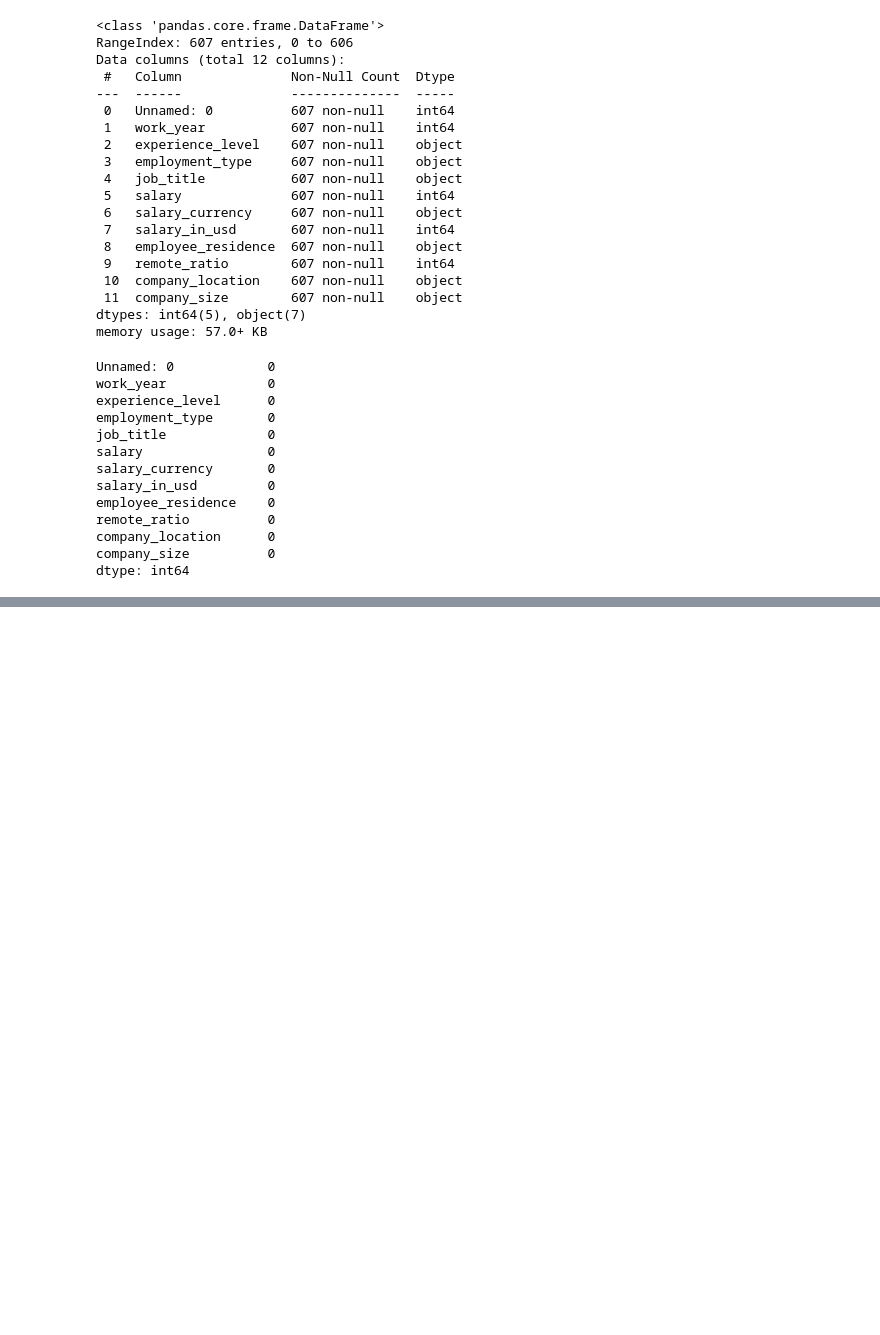
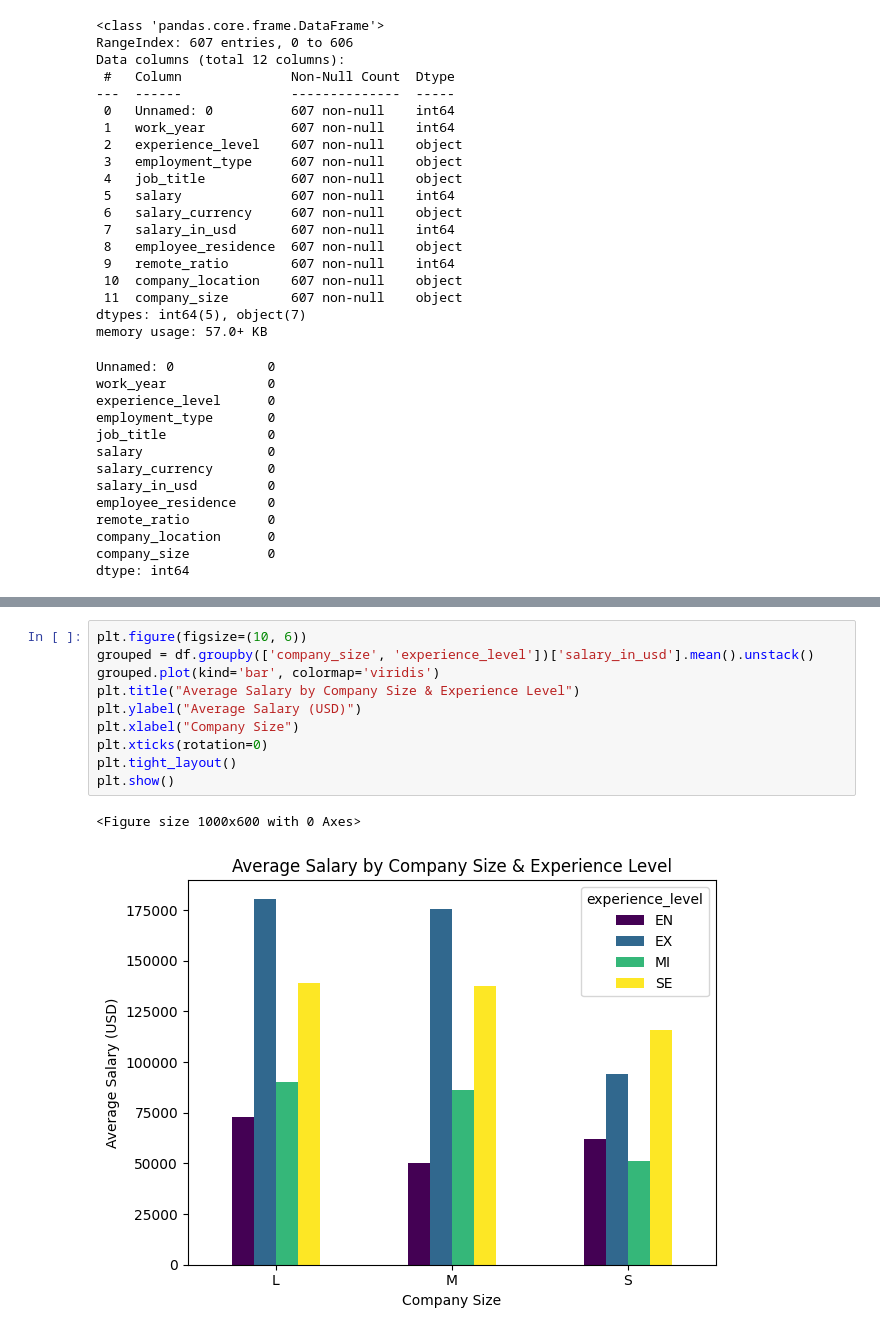
Before and after one commit to Bithi724/Job-Placement-Prediction-Salary-Estimation, a Jupyter notebook: Notebook/DS_Salary_Analysis_Project.ipynb, the cells around one changed output, grey strips where cells are left out. Drawn from its saved outputs; the diff is of its cells as text; blank space fills up the shorter version.

```diff
--- a/Notebook/DS_Salary_Analysis_Project.ipynb
+++ b/Notebook/DS_Salary_Analysis_Project.ipynb
@@ -67,0 +141,13 @@ dtype: int64
+# %%
+plt.figure(figsize=(10, 6))
+grouped = df.groupby(['company_size', 'experience_level'])['salary_in_usd'].mean().unstack()
+grouped.plot(kind='bar', colormap='viridis')
+plt.title("Average Salary by Company Size & Experience Level")
+plt.ylabel("Average Salary (USD)")
+plt.xlabel("Company Size")
+plt.xticks(rotation=0)
+plt.tight_layout()
+plt.show()
+# %% [output]
+<Figure size 1000x600 with 0 Axes>
+[figure, added]
```
Also changed, not shown: parts of 13 cells of this notebook.
